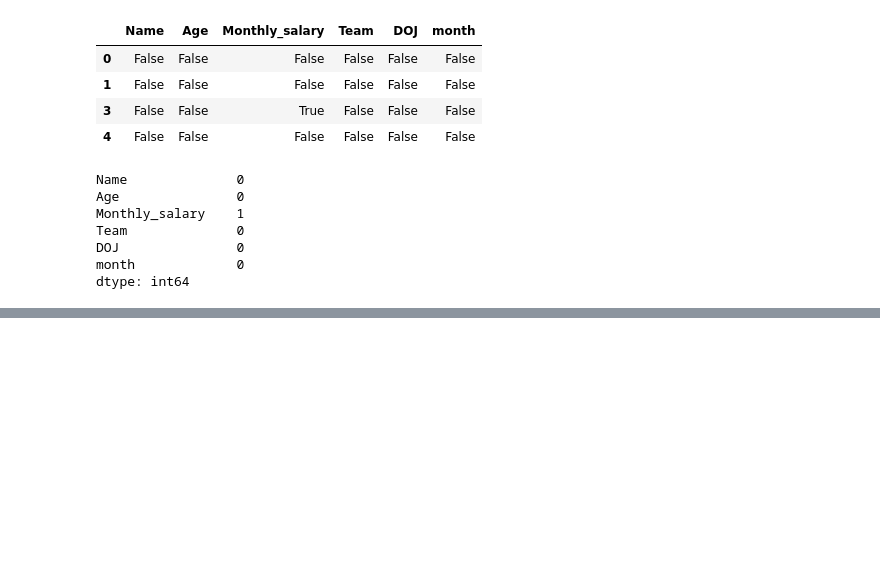
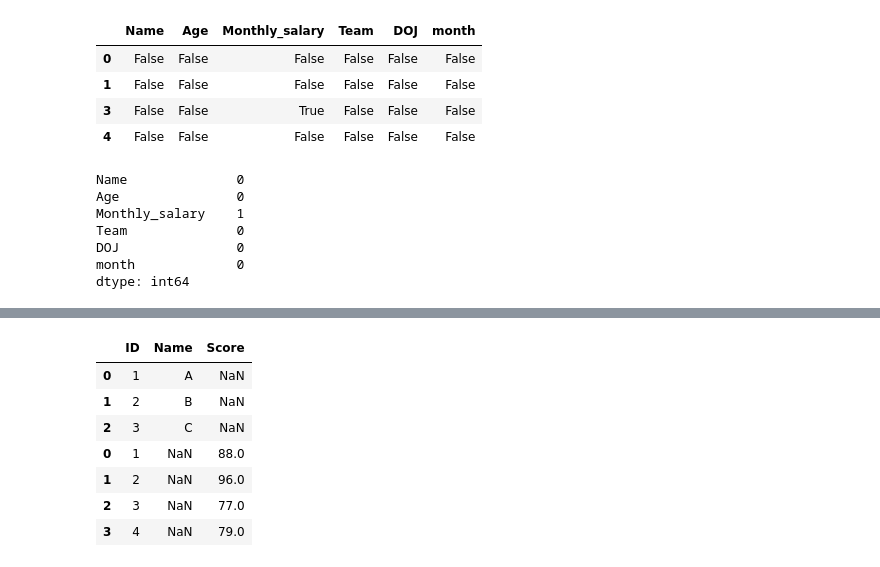
Before and after one commit to certifiedslidder-sudo/Pandas, a Jupyter notebook: basics.ipynb, the cells around one changed output, grey strips where cells are left out. Saved outputs shown, nothing was run; the diff lists cells and outputs as text; code cells hidden in the pictures; blank space fills up the shorter version.

```diff
--- a/basics.ipynb
+++ b/basics.ipynb
@@ -544,0 +618,3 @@ df.fillna(0)
+# %%
+df1 = pd.DataFrame({'ID': [1,2,3],'Name' : ['A','B','C']})
+df1
@@ -544,0 +626,3 @@ df.fillna(0)
+# %%
+df2 = pd.DataFrame({'ID': [1,2,3,4],'Score' : [88,96,77,79]})
+df2
@@ -544,0 +635,12 @@ df.fillna(0)
+# %%
+pd.concat([df1,df2], axis =0)   # top on top / row level / vertical
+# nulls the value that don't match
+# %% [output]
+|  | ID | Name | Score |
+| 0 | 1 | A | NaN |
+| 1 | 2 | B | NaN |
+| 2 | 3 | C | NaN |
+| 0 | 1 | NaN | 88.0 |
+| 1 | 2 | NaN | 96.0 |
+| 2 | 3 | NaN | 77.0 |
+| 3 | 4 | NaN | 79.0 |
```
Also changed, not shown: parts of 16 cells of this notebook.
